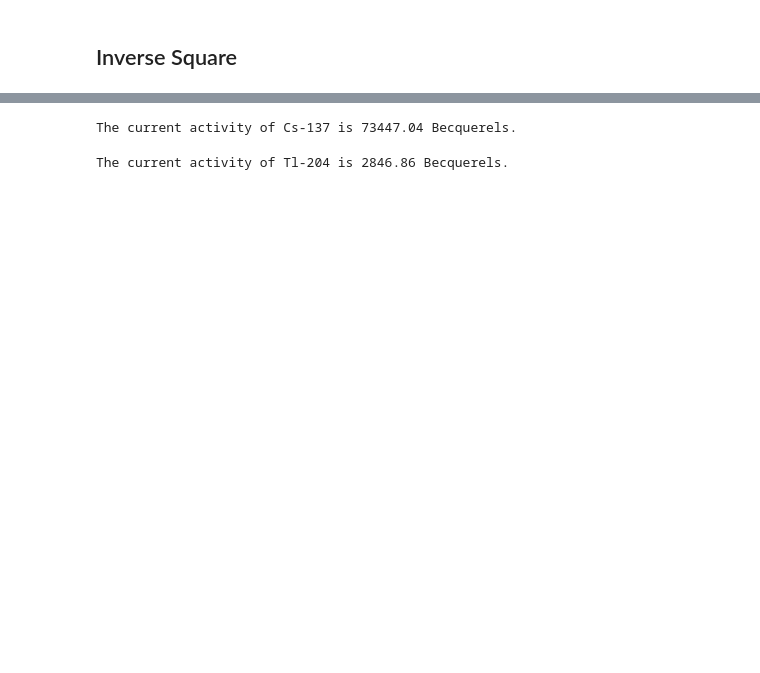
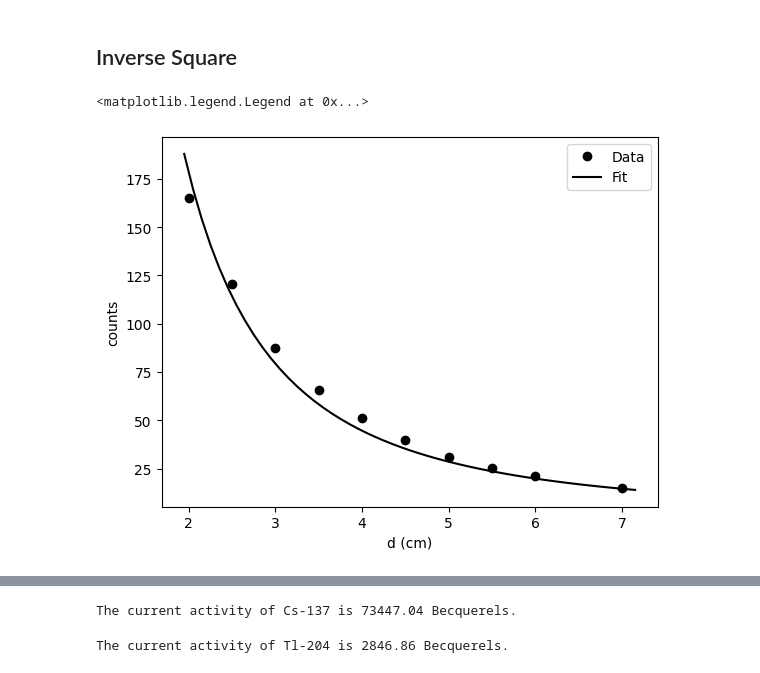
Before and after one commit to PeithonKing/lab_reports, a Jupyter notebook: Sem6/Nuclear_Physics/Expt1/process.ipynb, the cells around one changed output, grey strips where cells are left out. Drawn from its saved outputs; the diff is of its cells as text; code cells hidden in the pictures; blank space fills up the shorter version.

```diff
--- a/Sem6/Nuclear_Physics/Expt1/process.ipynb
+++ b/Sem6/Nuclear_Physics/Expt1/process.ipynb
@@ -40,0 +38,20 @@ ys = np.log(R)
+# %%
+def quad(x, a): # a quadratic function
+    return a/x**2
+
+popt, pcov = curve_fit(quad, d, R)
+# %%
+xFit = np.arange(1.95, 7.2, 0.1)
+plt.plot(d, R, 'ko', label='Data')
+plt.plot(xFit, quad(xFit, *popt), 'k', label='Fit')
+
+text = rf"""
+a = ${popt[0]:.2f} \pm {pcov[0, 0]**0.5:.2f} $
+"""
+# plt.text(0.4, 0.5, text, fontsize=20, transform=plt.gcf().transFigure)
+plt.xlabel('d (cm)')
+plt.ylabel('counts')
+plt.legend()
+# %% [output]
+<matplotlib.legend.Legend at 0x...>
+[figure, added]
```
Also changed, not shown: parts of 8 cells of this notebook, 16 other files.
